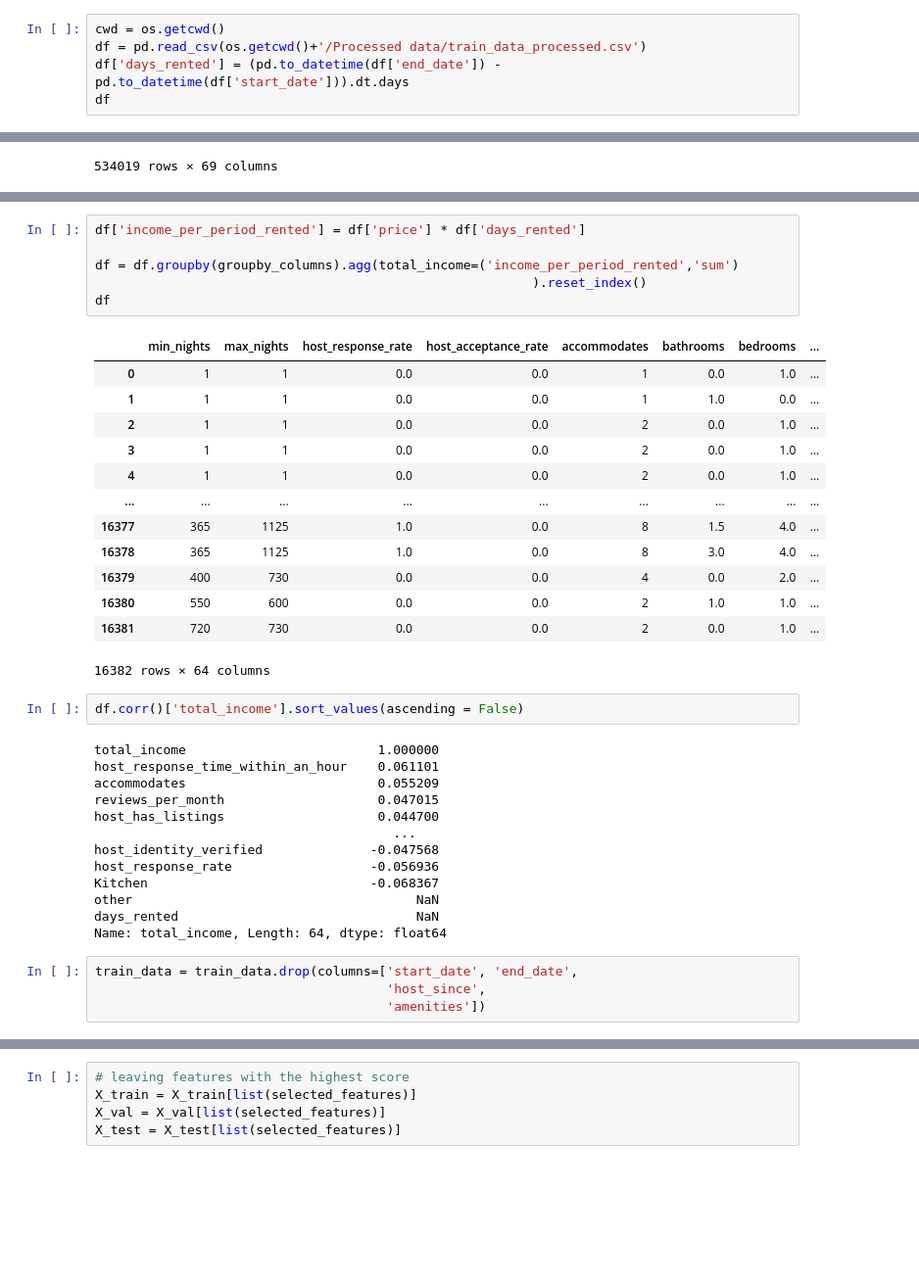
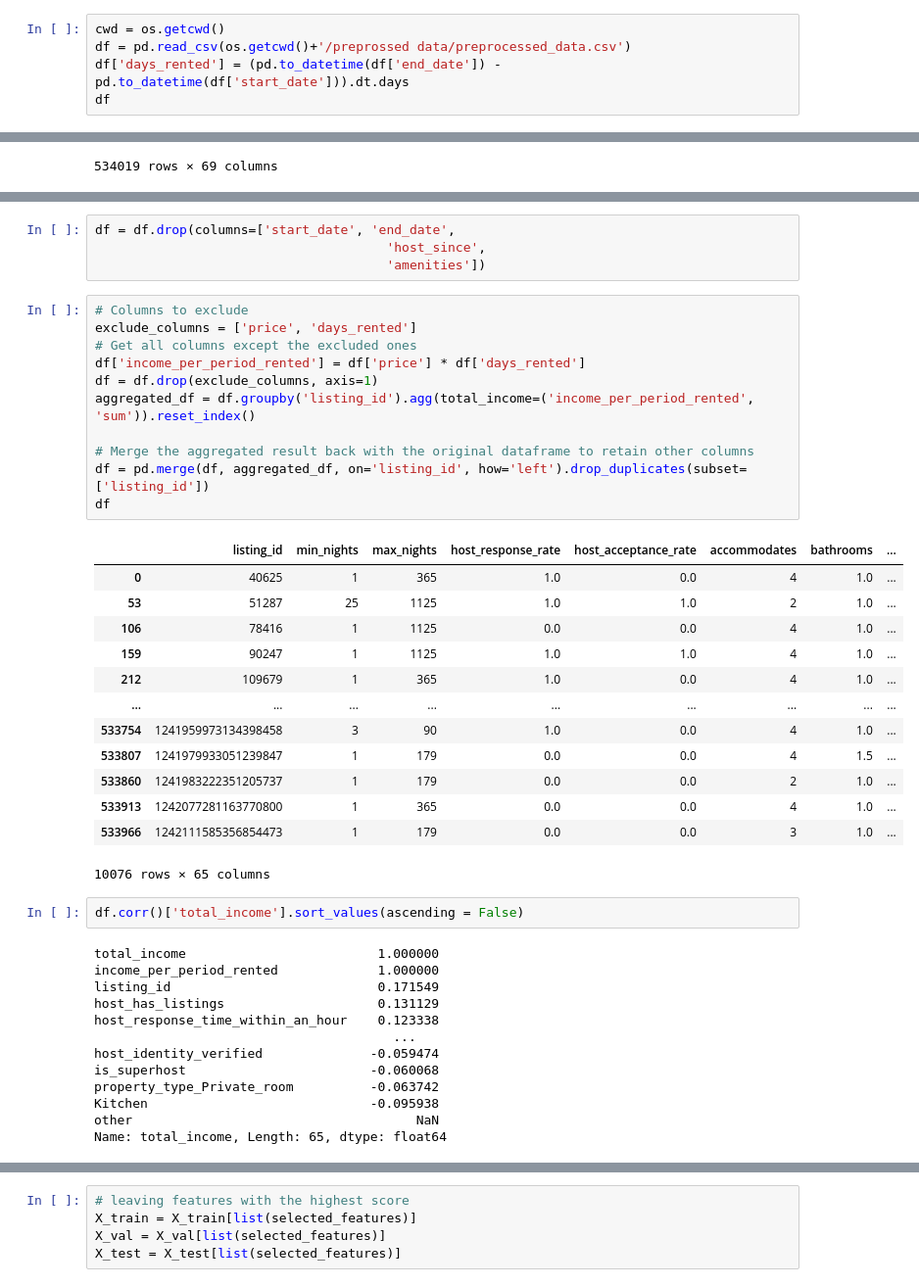
Before and after one commit to katerinadobrynina/DOPP, a Jupyter notebook: DOPP_preparation_for_ml.ipynb, the cells around one changed output, grey strips where cells are left out. Shown: that part at 98% size. Drawn from its saved outputs; the diff is of its cells as text; blank space fills up the shorter version.

```diff
--- a/DOPP_preparation_for_ml.ipynb
+++ b/DOPP_preparation_for_ml.ipynb
@@ -7,7 +7,7 @@ from sklearn.feature_selection import SelectKBest, f_regression
 from sklearn.model_selection import train_test_split
 # %%
 cwd = os.getcwd()
-df = pd.read_csv(os.getcwd()+'/Processed data/train_data_processed.csv')
+df = pd.read_csv(os.getcwd()+'/preprossed data/preprocessed_data.csv')
 df['days_rented'] = (pd.to_datetime(df['end_date']) - pd.to_datetime(df['start_date'])).dt.days
 df
 # %% [output]
@@ -27,39 +47,44 @@ df
+# %%
+df = df.drop(columns=['start_date', 'end_date',
+                                      'host_since',
+                                      'amenities'])
 # %%
+# Columns to exclude
+exclude_columns = ['price', 'days_rented']
+# Get all columns except the excluded ones
 df['income_per_period_rented'] = df['price'] * df['days_rented']
+df = df.drop(exclude_columns, axis=1)
+aggregated_df = df.groupby('listing_id').agg(total_income=('income_per_period_rented', 'sum')).reset_index()
 
-df = df.groupby(groupby_columns).agg(total_income=('income_per_period_rented','sum')
-                                                         ).reset_index()
+# Merge the aggregated result back with the original dataframe to retain other columns
+df = pd.merge(df, aggregated_df, on='listing_id', how='left').drop_duplicates(subset=['listing_id'])
 df
 # %% [output]
-|  | min_nights | max_nights | host_response_rate | host_acceptance_rate | accommodates | bathrooms | bedrooms | ... |
-| 0 | 1 | 1 | 0.0 | 0.0 | 1 | 0.0 | 1.0 | ... |
-| 1 | 1 | 1 | 0.0 | 0.0 | 1 | 1.0 | 0.0 | ... |
-| 2 | 1 | 1 | 0.0 | 0.0 | 2 | 0.0 | 1.0 | ... |
-| 3 | 1 | 1 | 0.0 | 0.0 | 2 | 0.0 | 1.0 | ... |
-| 4 | 1 | 1 | 0.0 | 0.0 | 2 | 0.0 | 1.0 | ... |
+|  | listing_id | min_nights | max_nights | host_response_rate | host_acceptance_rate | accommodates | bathrooms | ... |
+| 0 | 40625 | 1 | 365 | 1.0 | 0.0 | 4 | 1.0 | ... |
+| 53 | 51287 | 25 | 1125 | 1.0 | 1.0 | 2 | 1.0 | ... |
+| 106 | 78416 | 1 | 1125 | 0.0 | 0.0 | 4 | 1.0 | ... |
+| 159 | 90247 | 1 | 1125 | 1.0 | 1.0 | 4 | 1.0 | ... |
+| 212 | 109679 | 1 | 365 | 1.0 | 0.0 | 4 | 1.0 | ... |
 | ... | ... | ... | ... | ... | ... | ... | ... | ... |
-| 16377 | 365 | 1125 | 1.0 | 0.0 | 8 | 1.5 | 4.0 | ... |
-| 16378 | 365 | 1125 | 1.0 | 0.0 | 8 | 3.0 | 4.0 | ... |
-| 16379 | 400 | 730 | 0.0 | 0.0 | 4 | 0.0 | 2.0 | ... |
-| 16380 | 550 | 600 | 0.0 | 0.0 | 2 | 1.0 | 1.0 | ... |
-| 16381 | 720 | 730 | 0.0 | 0.0 | 2 | 0.0 | 1.0 | ... |
+| 533754 | 1241959973134398458 | 3 | 90 | 1.0 | 0.0 | 4 | 1.0 | ... |
+| 533807 | 1241979933051239847 | 1 | 179 | 0.0 | 0.0 | 4 | 1.5 | ... |
+| 533860 | 1241983222351205737 | 1 | 179 | 0.0 | 0.0 | 2 | 1.0 | ... |
+| 533913 | 1242077281163770800 | 1 | 365 | 0.0 | 0.0 | 4 | 1.0 | ... |
+| 533966 | 1242111585356854473 | 1 | 179 | 0.0 | 0.0 | 3 | 1.0 | ... |
-16382 rows × 64 columns
+10076 rows × 65 columns
 # %%
 df.corr()['total_income'].sort_values(ascending = False)
 # %% [output]
 total_income                         1.000000
-host_response_time_within_an_hour    0.061101
-accommodates                         0.055209
-reviews_per_month                    0.047015
-host_has_listings                    0.044700
+income_per_period_rented             1.000000
+listing_id                           0.171549
+host_has_listings                    0.131129
+host_response_time_within_an_hour    0.123338
                                        ...
-host_identity_verified              -0.047568
-host_response_rate                  -0.056936
-Kitchen                             -0.068367
+host_identity_verified              -0.059474
+is_superhost                        -0.060068
+property_type_Private_room          -0.063742
+Kitchen                             -0.095938
 other                                     NaN
-days_rented                               NaN
-Name: total_income, Length: 64, dtype: float64
+Name: total_income, Length: 65, dtype: float64
-# %%
-train_data = train_data.drop(columns=['start_date', 'end_date',
-                                      'host_since',
-                                      'amenities'])
```
Also changed, not shown: parts of 6 cells of this notebook, 3 other files.
